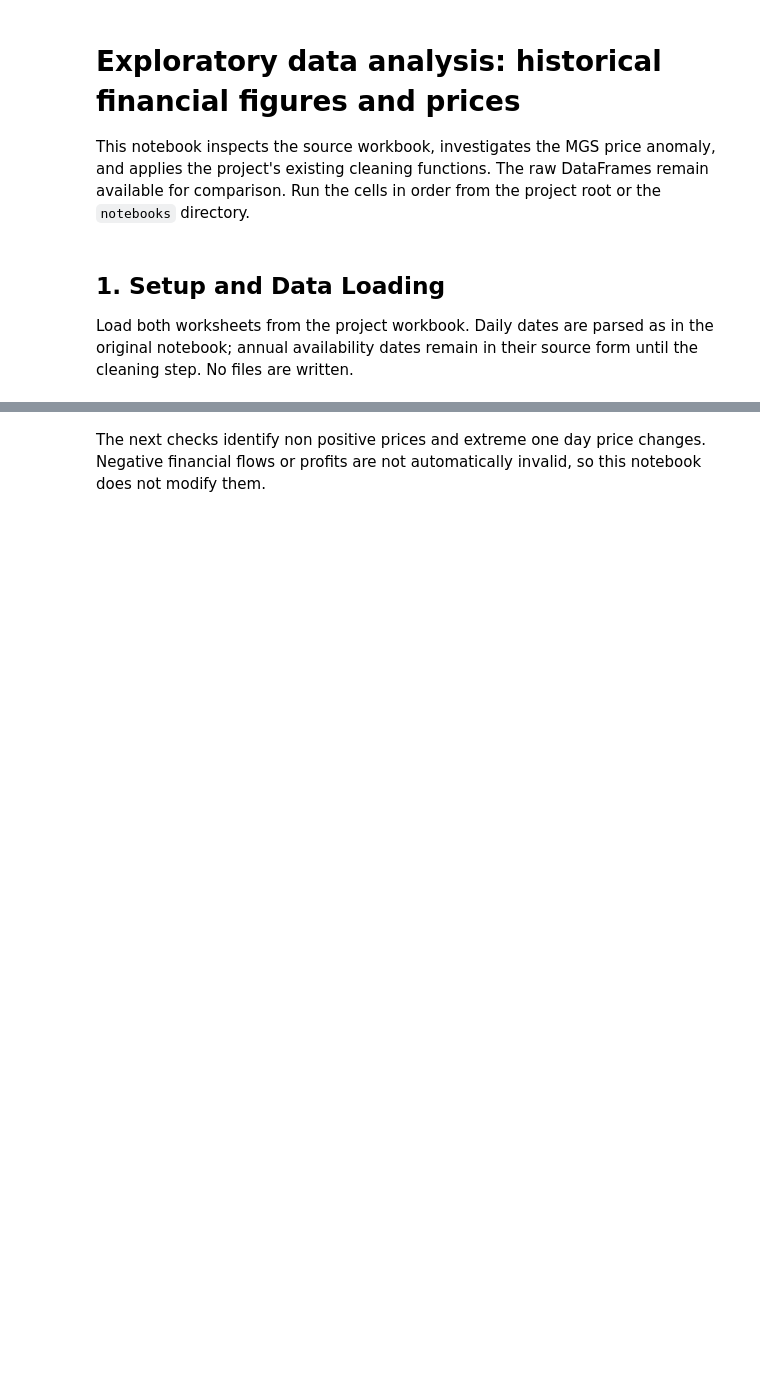
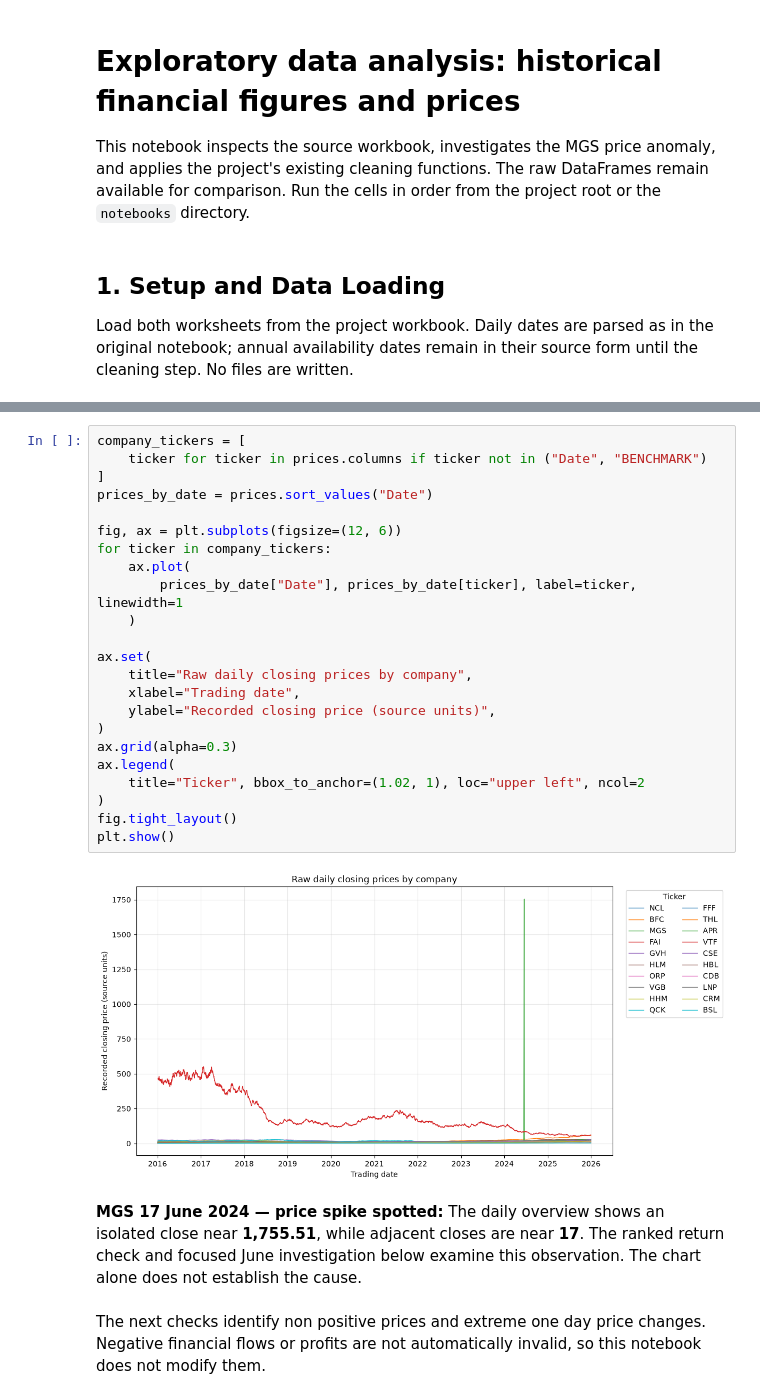
Before and after one commit to jansonsport/portfolio_selection_jupiter, a Jupyter notebook: notebooks/data_exploration.ipynb, the cells around one changed output, grey strips where cells are left out. Drawn from its saved outputs; the diff is of its cells as text; blank space fills up the shorter version.

```diff
--- a/notebooks/data_exploration.ipynb
+++ b/notebooks/data_exploration.ipynb
@@ -69,2 +291,29 @@ print("Invalid trading dates:", price_dates.isna().sum())
+# %%
+company_tickers = [
+    ticker for ticker in prices.columns if ticker not in ("Date", "BENCHMARK")
+]
+prices_by_date = prices.sort_values("Date")
+
+fig, ax = plt.subplots(figsize=(12, 6))
+for ticker in company_tickers:
+    ax.plot(
+        prices_by_date["Date"], prices_by_date[ticker], label=ticker, linewidth=1
+    )
+
+ax.set(
+    title="Raw daily closing prices by company",
+    xlabel="Trading date",
+    ylabel="Recorded closing price (source units)",
+)
+ax.grid(alpha=0.3)
+ax.legend(
+    title="Ticker", bbox_to_anchor=(1.02, 1), loc="upper left", ncol=2
+)
+fig.tight_layout()
+plt.show()
+# %% [output]
+[figure, added]
+# %% [markdown]
+**MGS 17 June 2024 — price spike spotted:** The daily overview shows an isolated close near **1,755.51**, while adjacent closes are near **17**. The ranked return check and focused June investigation below examine this observation. The chart alone does not establish the cause.
 # %% [markdown]
 The next checks identify non positive prices and extreme one day price changes. Negative financial flows or profits are not automatically invalid, so this notebook does not modify them.
```
Also changed, not shown: parts of 39 cells of this notebook, 22 other files.
